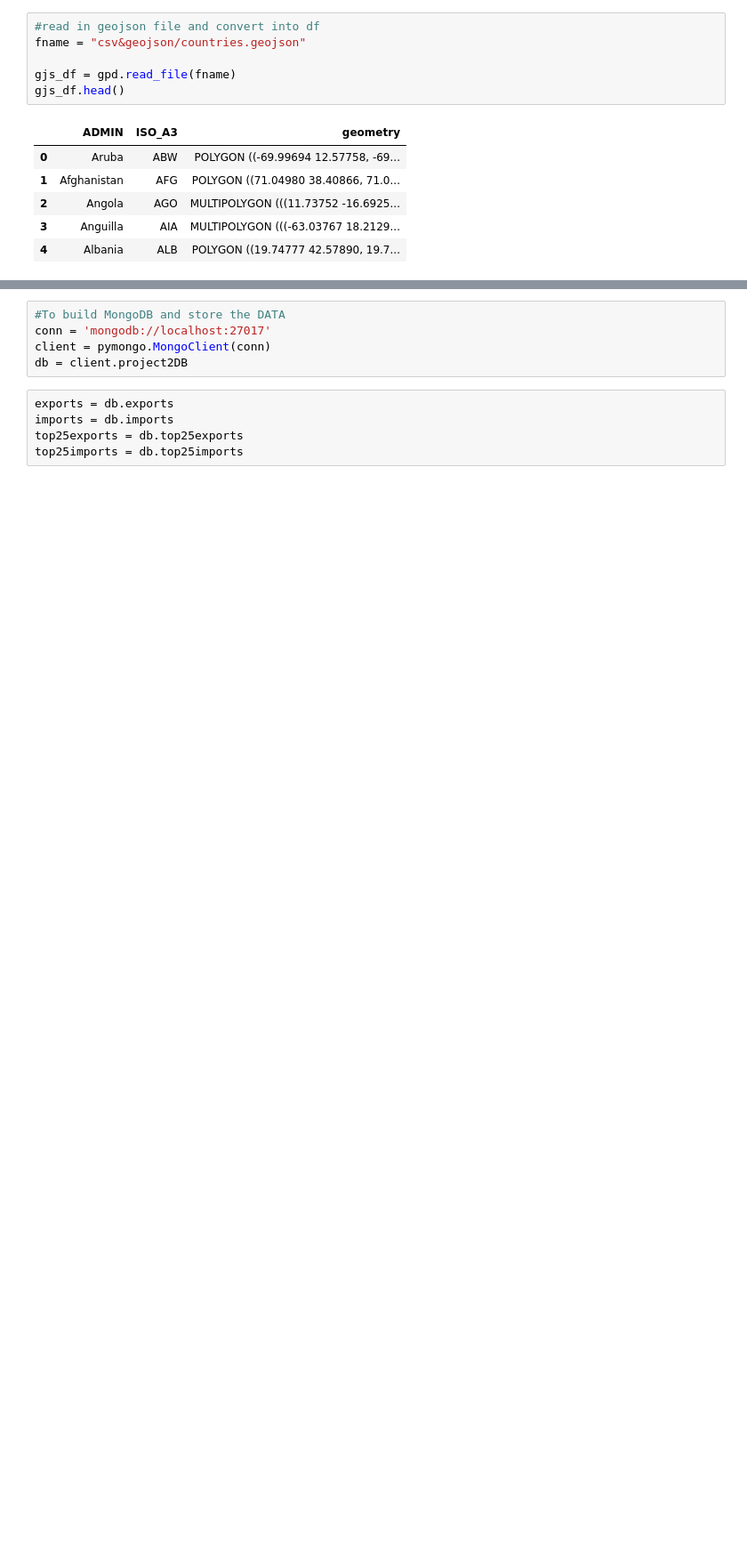
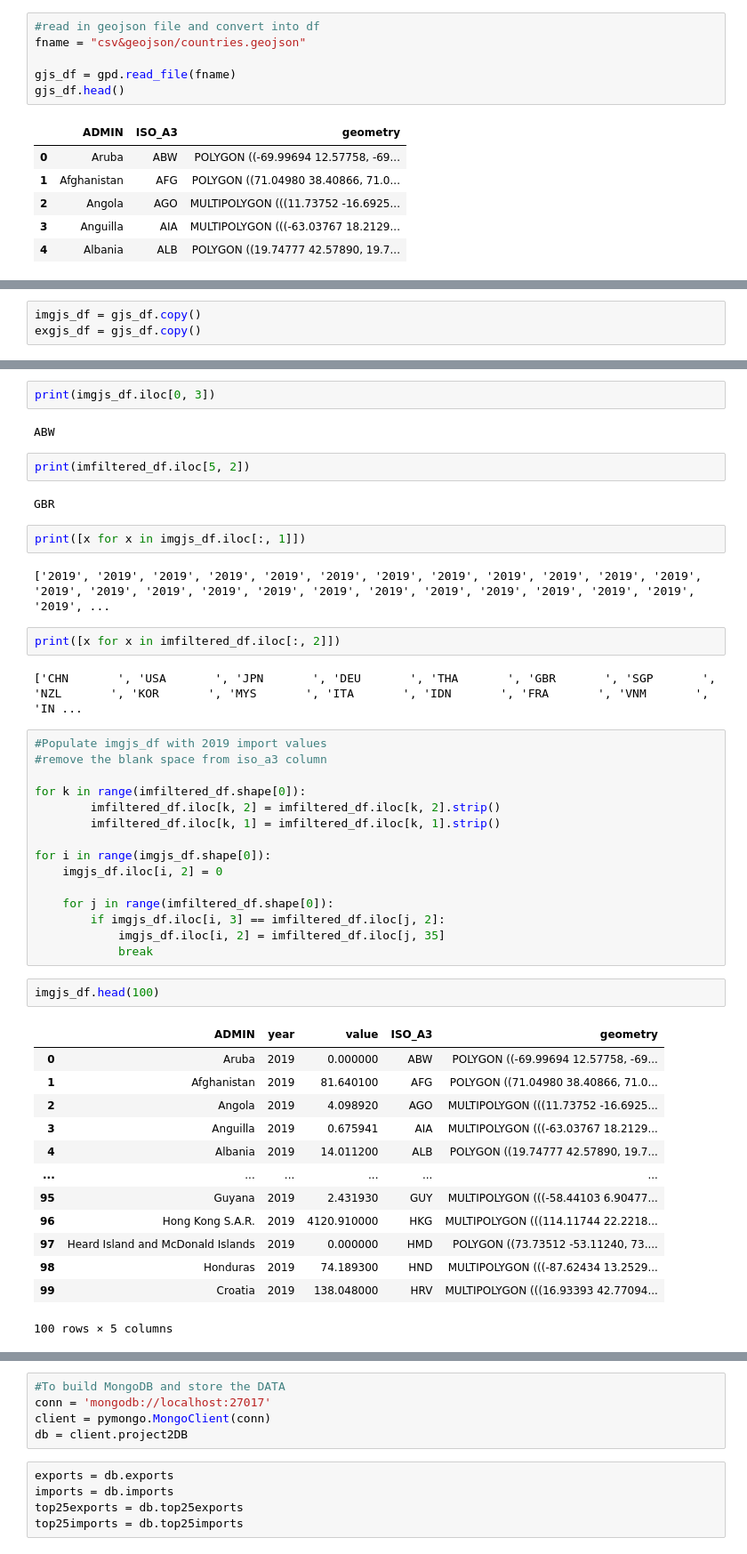
Before and after one commit to tonyzhao668/project2_challenge, a Jupyter notebook: pddata.ipynb, the cells around one changed output, grey strips where cells are left out. Shown at 89% size. Drawn from its saved outputs; the diff is of its cells as text; blank space fills up the shorter version.

```diff
--- a/pddata.ipynb
+++ b/pddata.ipynb
@@ -113,0 +126,3 @@ gjs_df.insert(loc=1, column='year', value=['' for i in range(gjs_df.shape[0])])
+# %%
+imgjs_df = gjs_df.copy()
+exgjs_df = gjs_df.copy()
@@ -113,0 +150,47 @@ gjs_df.insert(loc=1, column='year', value=['' for i in range(gjs_df.shape[0])])
+# %%
+print(imgjs_df.iloc[0, 3])
+# %% [output]
+ABW
+# %%
+print(imfiltered_df.iloc[5, 2])
+# %% [output]
+GBR
+# %%
+print([x for x in imgjs_df.iloc[:, 1]])
+# %% [output]
+['2019', '2019', '2019', '2019', '2019', '2019', '2019', '2019', '2019', '2019', '2019', '2019', '2019', '2019', '2019', '2019', '2019', '2019', '2019', '2019', '2019', '2019', '2019', '2019', '2019', ...
+# %%
+print([x for x in imfiltered_df.iloc[:, 2]])
+# %% [output]
+['CHN       ', 'USA       ', 'JPN       ', 'DEU       ', 'THA       ', 'GBR       ', 'SGP       ', 'NZL       ', 'KOR       ', 'MYS       ', 'ITA       ', 'IDN       ', 'FRA       ', 'VNM       ', 'IN ...
+# %%
+#Populate imgjs_df with 2019 import values
+#remove the blank space from iso_a3 column
+
+for k in range(imfiltered_df.shape[0]):
+        imfiltered_df.iloc[k, 2] = imfiltered_df.iloc[k, 2].strip()
+        imfiltered_df.iloc[k, 1] = imfiltered_df.iloc[k, 1].strip()
+
+for i in range(imgjs_df.shape[0]):
+    imgjs_df.iloc[i, 2] = 0
+
+    for j in range(imfiltered_df.shape[0]):
+        if imgjs_df.iloc[i, 3] == imfiltered_df.iloc[j, 2]:
+            imgjs_df.iloc[i, 2] = imfiltered_df.iloc[j, 35]
+            break
+# %%
+imgjs_df.head(100)
+# %% [output]
+|  | ADMIN | year | value | ISO_A3 | geometry |
+| 0 | Aruba | 2019 | 0.000000 | ABW | POLYGON ((-69.99694 12.57758, -69... |
+| 1 | Afghanistan | 2019 | 81.640100 | AFG | POLYGON ((71.04980 38.40866, 71.0... |
+| 2 | Angola | 2019 | 4.098920 | AGO | MULTIPOLYGON (((11.73752 -16.6925... |
+| 3 | Anguilla | 2019 | 0.675941 | AIA | MULTIPOLYGON (((-63.03767 18.2129... |
+| 4 | Albania | 2019 | 14.011200 | ALB | POLYGON ((19.74777 42.57890, 19.7... |
+| ... | ... | ... | ... | ... | ... |
+| 95 | Guyana | 2019 | 2.431930 | GUY | MULTIPOLYGON (((-58.44103 6.90477... |
+| 96 | Hong Kong S.A.R. | 2019 | 4120.910000 | HKG | MULTIPOLYGON (((114.11744 22.2218... |
+| 97 | Heard Island and McDonald Islands | 2019 | 0.000000 | HMD | POLYGON ((73.73512 -53.11240, 73.... |
+| 98 | Honduras | 2019 | 74.189300 | HND | MULTIPOLYGON (((-87.62434 13.2529... |
+| 99 | Croatia | 2019 | 138.048000 | HRV | MULTIPOLYGON (((16.93393 42.77094... |
+100 rows × 5 columns
```
Also changed, not shown: parts of 47 cells of this notebook, 54 other files.
